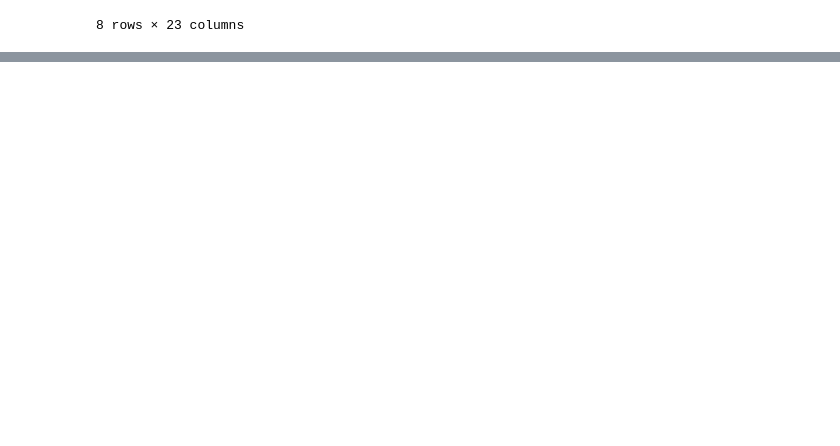
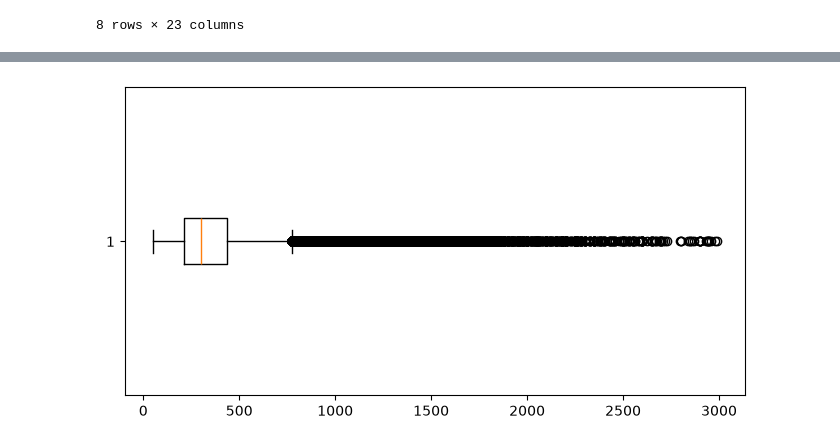
Before and after one commit to Chen-hub366/house-price-ml, a Jupyter notebook: notebooks/exploration.ipynb, the cells around one changed output, grey strips where cells are left out. Saved outputs shown, nothing was run; the diff lists cells and outputs as text; code cells hidden in the pictures; blank space fills up the shorter version.

```diff
--- a/notebooks/exploration.ipynb
+++ b/notebooks/exploration.ipynb
@@ -388 +390,5 @@ df.describe()
 8 rows × 23 columns
+# %%
+df['house_age']=df['trade_year']-df['constructionTime']
+df['total_rooms']=df['drawingRoom']+df['livingRoom']+df['kitchen']+df['bathRoom']
+df['room_density']=df['total_rooms']/df['square']
@@ -388,0 +422,11 @@ df.describe()
+# %%
+plt.figure(figsize=(8, 4))
+plt.boxplot(df['totalPrice'].dropna(),orientation='horizontal')
+plt.show()
+down= df['totalPrice'].quantile(0.25)
+up= df['totalPrice'].quantile(0.75)
+IQR = up-down
+lower= down -1.5 * IQR
+upper=up+1.5 *IQR
+# %% [output]
+[figure, added]
```
Also changed, not shown: parts of 9 cells of this notebook, 4 other files.
